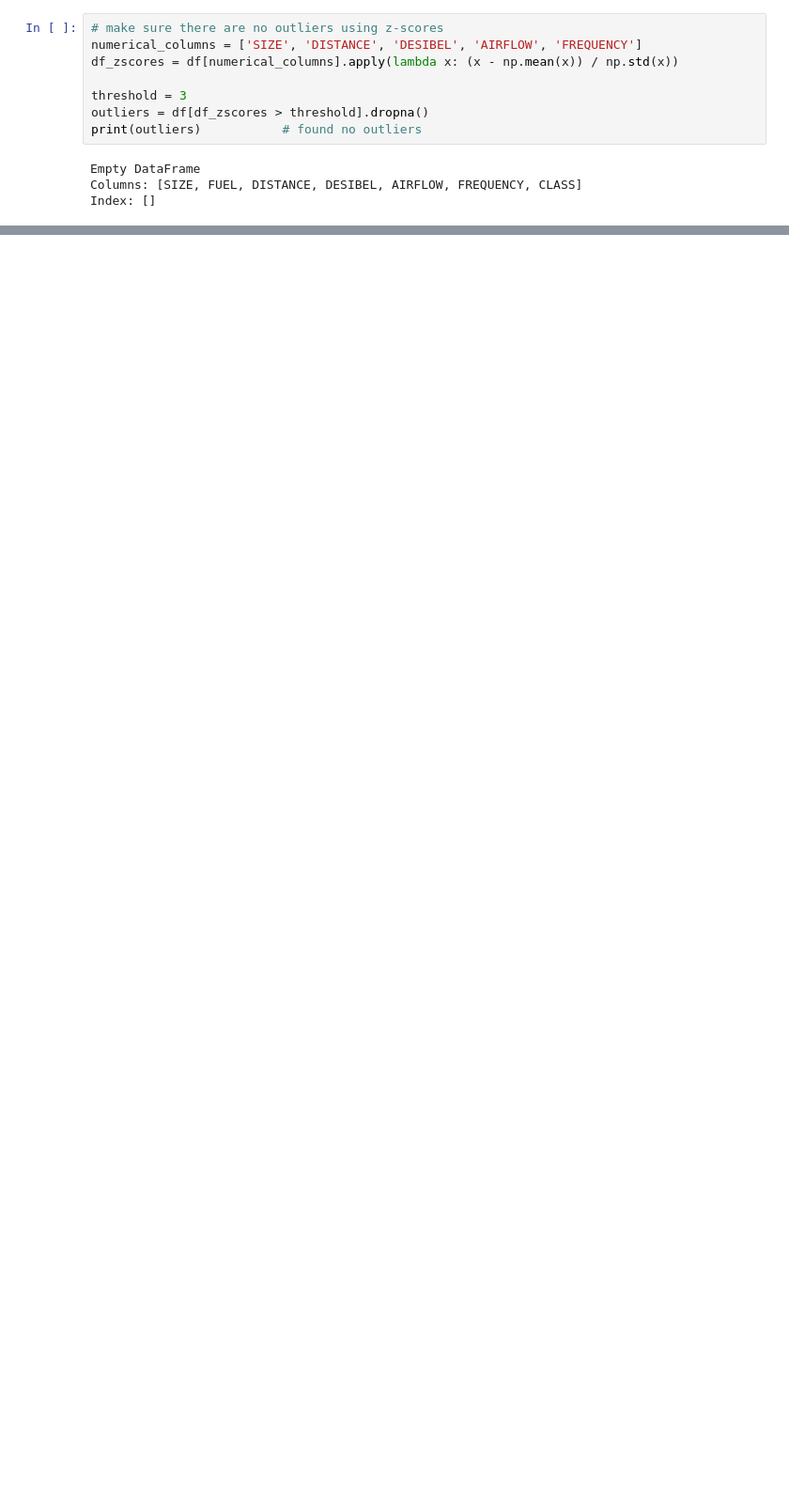
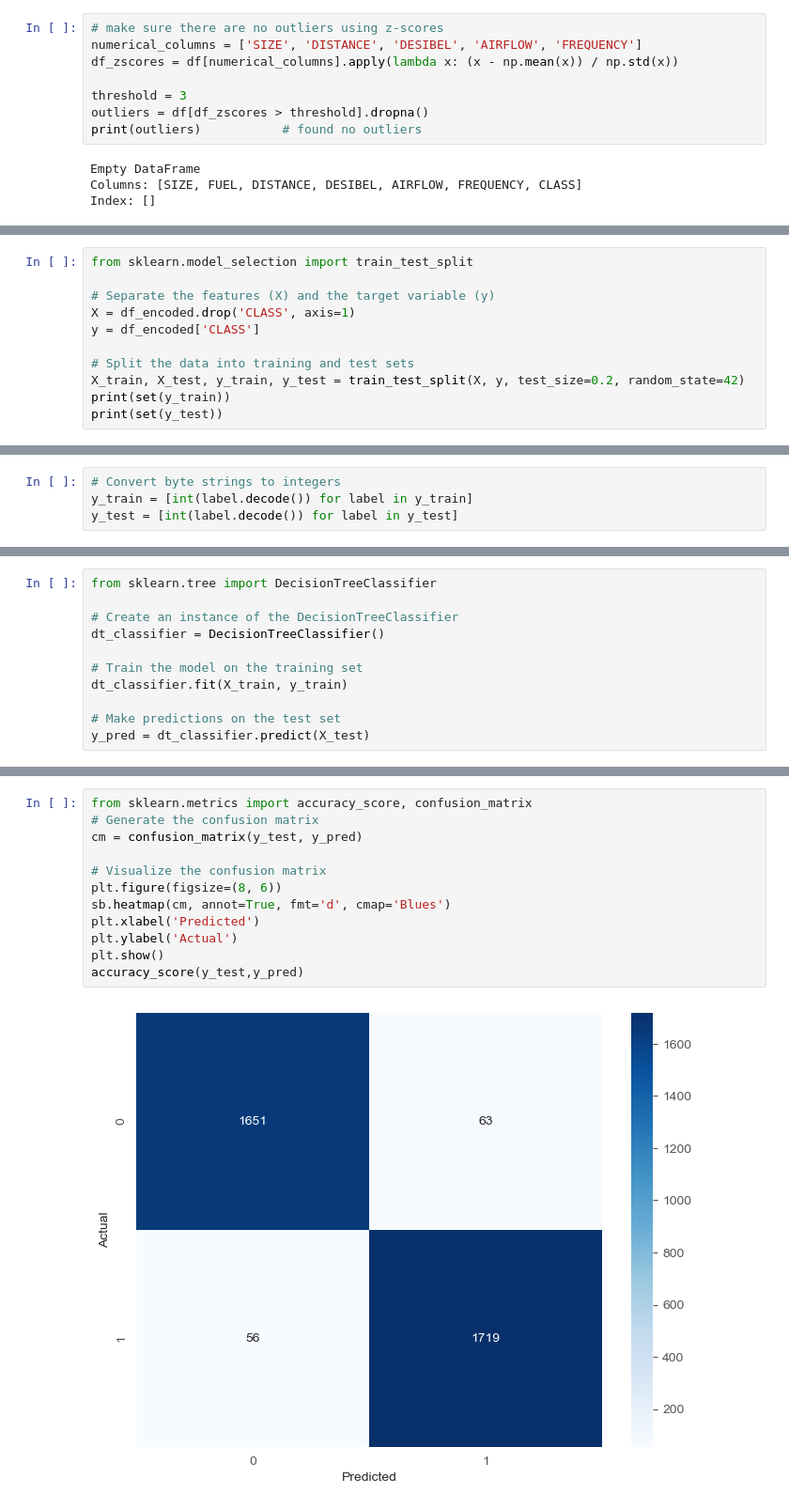
Before and after one commit to andre13l/iart-proj, a Jupyter notebook: Projeto2/proj.ipynb, the cells around one changed output, grey strips where cells are left out. Shown at 94% size. Saved outputs shown, nothing was run; the diff lists cells and outputs as text; blank space fills up the shorter version.

```diff
--- a/Projeto2/proj.ipynb
+++ b/Projeto2/proj.ipynb
@@ -119,0 +157,11 @@ Index(['SIZE', 'DISTANCE', 'DESIBEL', 'AIRFLOW', 'FREQUENCY', 'CLASS',
+# %%
+from sklearn.model_selection import train_test_split
+
+# Separate the features (X) and the target variable (y)
+X = df_encoded.drop('CLASS', axis=1)
+y = df_encoded['CLASS']
+
+# Split the data into training and test sets
+X_train, X_test, y_train, y_test = train_test_split(X, y, test_size=0.2, random_state=42)
+print(set(y_train))
+print(set(y_test))
@@ -119,0 +173,4 @@ Index(['SIZE', 'DISTANCE', 'DESIBEL', 'AIRFLOW', 'FREQUENCY', 'CLASS',
+# %%
+# Convert byte strings to integers
+y_train = [int(label.decode()) for label in y_train]
+y_test = [int(label.decode()) for label in y_test]
@@ -119,0 +181,11 @@ Index(['SIZE', 'DISTANCE', 'DESIBEL', 'AIRFLOW', 'FREQUENCY', 'CLASS',
+# %%
+from sklearn.tree import DecisionTreeClassifier
+
+# Create an instance of the DecisionTreeClassifier
+dt_classifier = DecisionTreeClassifier()
+
+# Train the model on the training set
+dt_classifier.fit(X_train, y_train)
+
+# Make predictions on the test set
+y_pred = dt_classifier.predict(X_test)
@@ -119,0 +194,14 @@ Index(['SIZE', 'DISTANCE', 'DESIBEL', 'AIRFLOW', 'FREQUENCY', 'CLASS',
+# %%
+from sklearn.metrics import accuracy_score, confusion_matrix
+# Generate the confusion matrix
+cm = confusion_matrix(y_test, y_pred)
+
+# Visualize the confusion matrix
+plt.figure(figsize=(8, 6))
+sb.heatmap(cm, annot=True, fmt='d', cmap='Blues')
+plt.xlabel('Predicted')
+plt.ylabel('Actual')
+plt.show()
+accuracy_score(y_test,y_pred)
+# %% [output]
+[figure, added]
```
Also changed, not shown: parts of 29 cells of this notebook.
